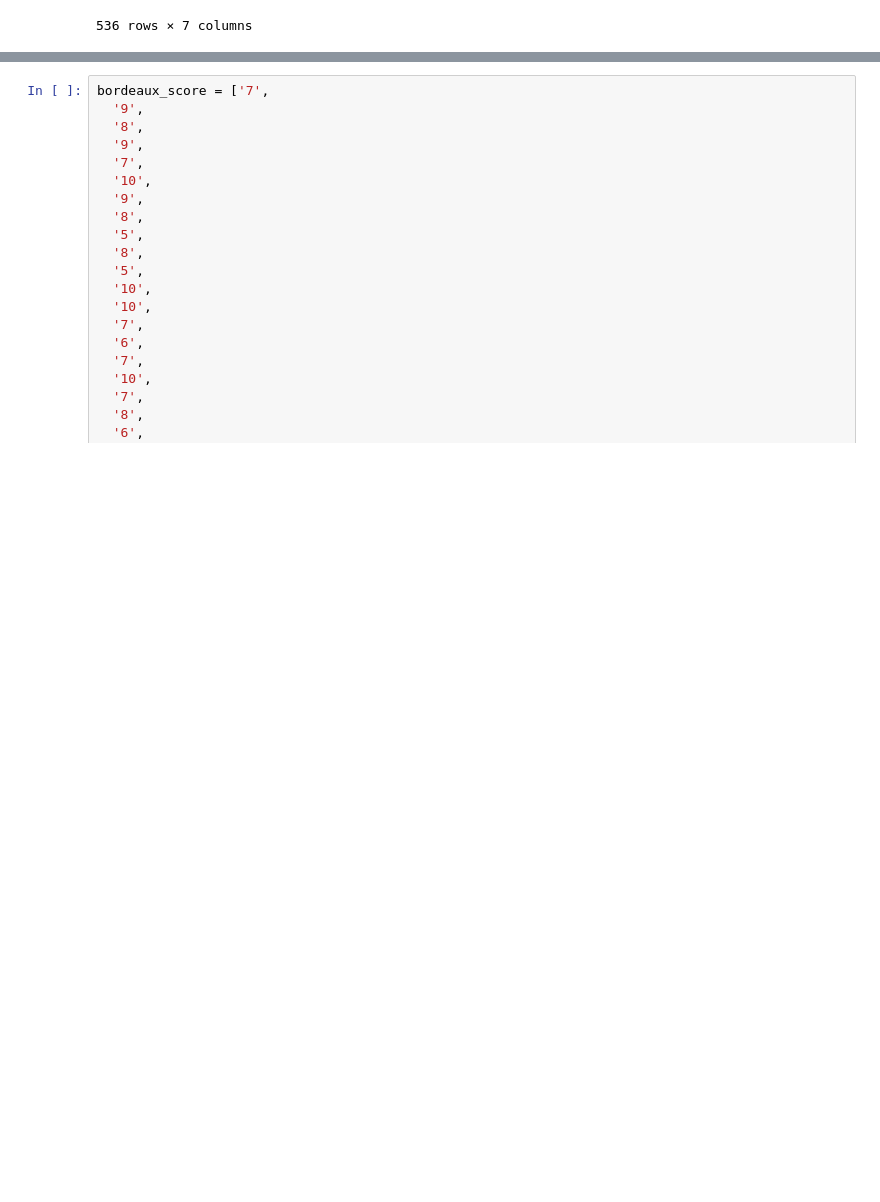
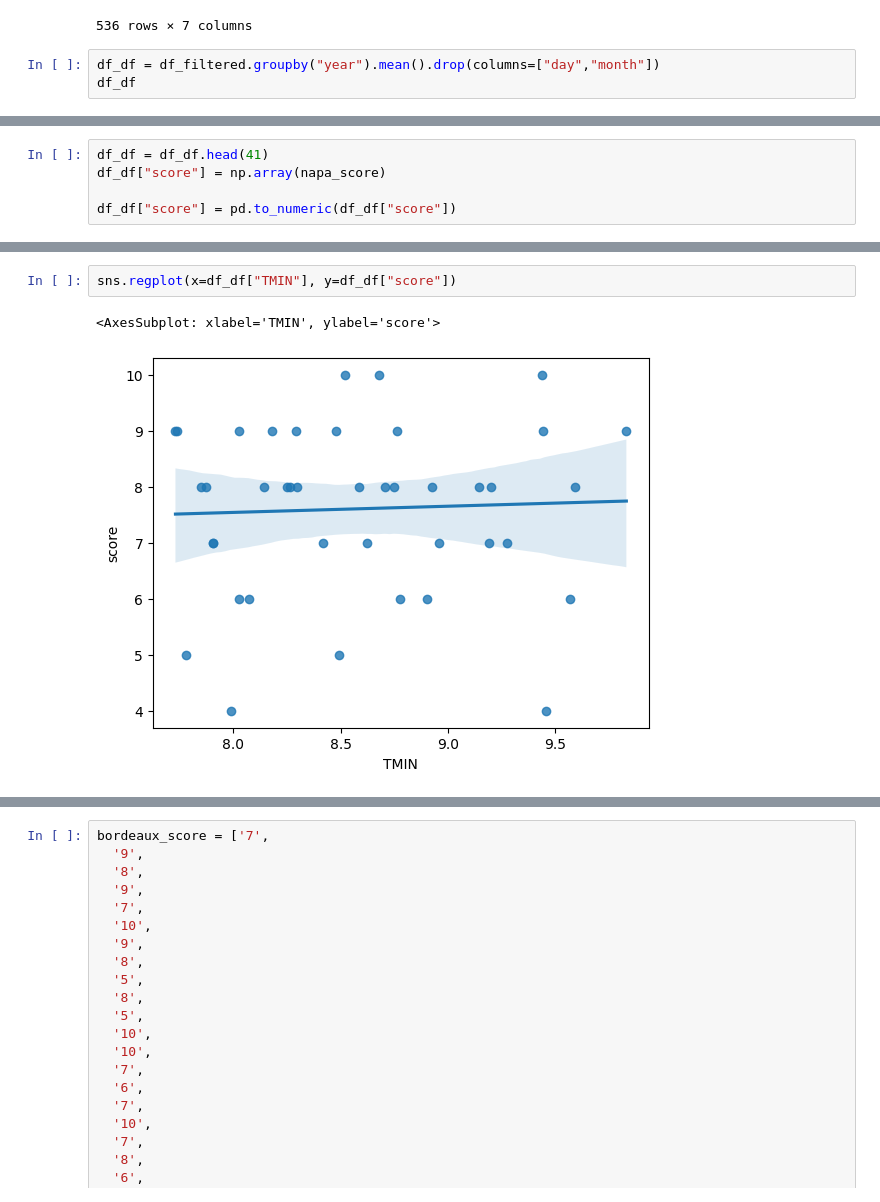
Before and after one commit to Liedjieboer/forward_farming, a Jupyter notebook: Untitled.ipynb, the cells around one changed output, grey strips where cells are left out. Saved outputs shown, nothing was run; the diff lists cells and outputs as text; blank space fills up the shorter version.

Commit message:
Looking at temperature vs. wine score

```diff
--- a/Untitled.ipynb
+++ b/Untitled.ipynb
@@ -106,3 +109,6 @@ df_filtered.drop(columns="DATE")
 | 1480 | NAPA STATE HOSPITAL, CA US | 22.05 | 30.95 | 13.15 | 1 | 9 | 2022 |
 | 1481 | NAPA STATE HOSPITAL, CA US | 17.19 | 24.86 | 9.52 | 1 | 10 | 2022 |
 536 rows × 7 columns
+# %%
+df_df = df_filtered.groupby("year").mean().drop(columns=["day","month"])
+df_df
@@ -110,0 +137,5 @@ napa_score = ['9','9','7','8','9','9','8','8','7','8','9','9','10','7','8','8','
+# %%
+df_df = df_df.head(41)
+df_df["score"] = np.array(napa_score)
+
+df_df["score"] = pd.to_numeric(df_df["score"])
@@ -110,0 +163,5 @@ napa_score = ['9','9','7','8','9','9','8','8','7','8','9','9','10','7','8','8','
+# %%
+sns.regplot(x=df_df["TMIN"], y=df_df["score"])
+# %% [output]
+<AxesSubplot: xlabel='TMIN', ylabel='score'>
+[figure, added]
```
Also changed, not shown: parts of 7 cells of this notebook, 14 other files.
